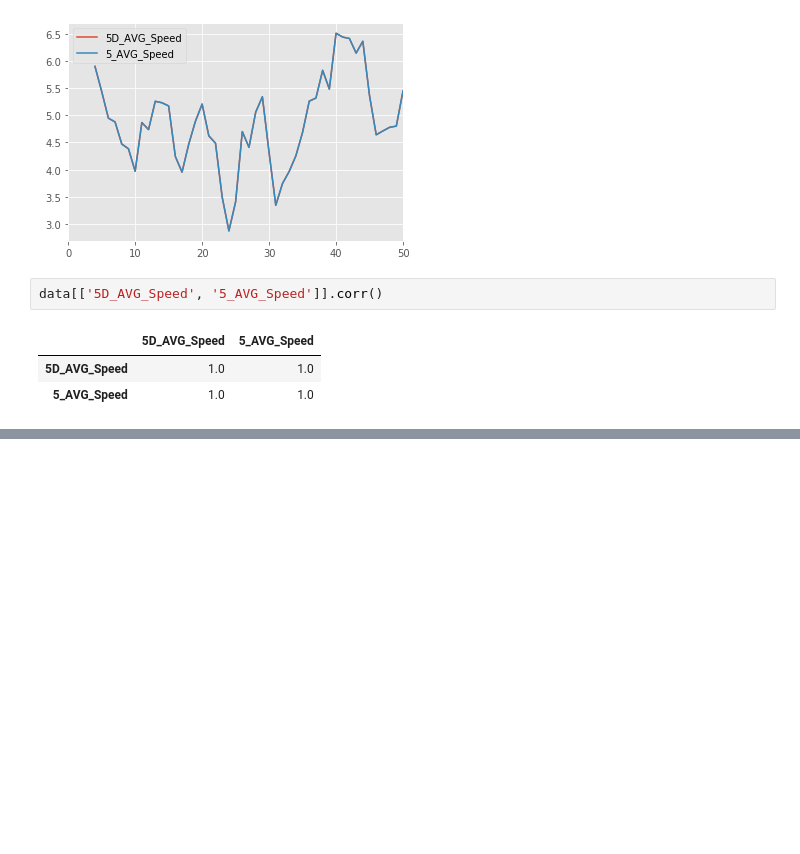
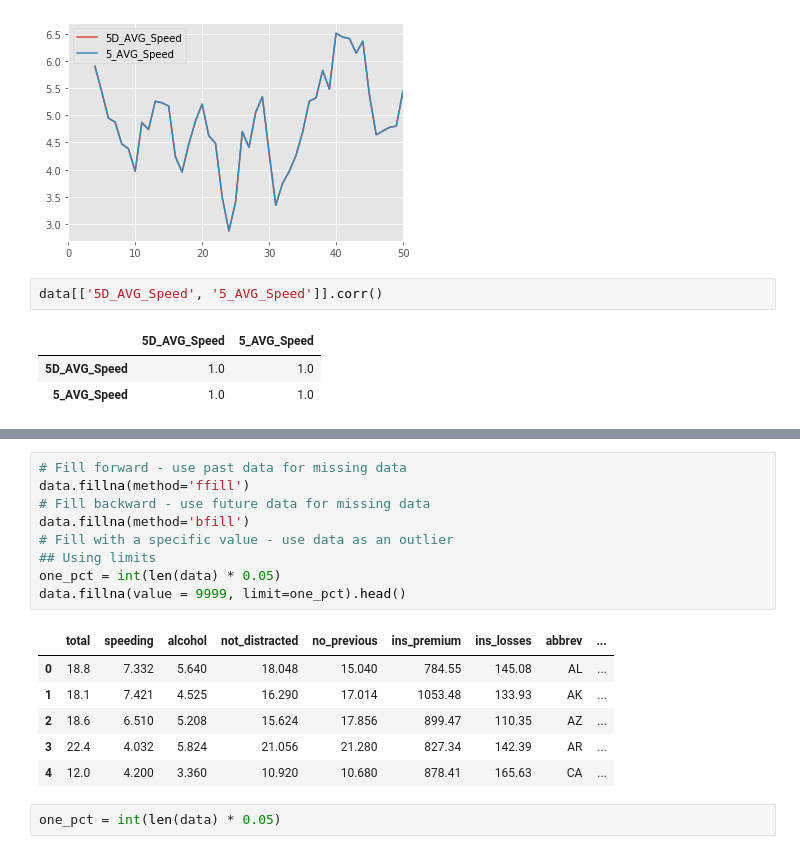
Before and after one commit to cmj123/BecomeAProfessionalPythonProgrammer, a Jupyter notebook: data_analysis_python_pandas/data_analysis_with_python_pandas.ipynb, the cells around one changed output, grey strips where cells are left out. Drawn from its saved outputs; the diff is of its cells as text; blank space fills up the shorter version.

```diff
--- a/data_analysis_python_pandas/data_analysis_with_python_pandas.ipynb
+++ b/data_analysis_python_pandas/data_analysis_with_python_pandas.ipynb
@@ -214,0 +224,18 @@ data[['5D_AVG_Speed', '5_AVG_Speed']].corr()
+# %%
+# Fill forward - use past data for missing data
+data.fillna(method='ffill')
+# Fill backward - use future data for missing data
+data.fillna(method='bfill')
+# Fill with a specific value - use data as an outlier
+## Using limits
+one_pct = int(len(data) * 0.05)
+data.fillna(value = 9999, limit=one_pct).head()
+# %% [output]
+|  | total | speeding | alcohol | not_distracted | no_previous | ins_premium | ins_losses | abbrev | ... |
+| 0 | 18.8 | 7.332 | 5.640 | 18.048 | 15.040 | 784.55 | 145.08 | AL | ... |
+| 1 | 18.1 | 7.421 | 4.525 | 16.290 | 17.014 | 1053.48 | 133.93 | AK | ... |
+| 2 | 18.6 | 6.510 | 5.208 | 15.624 | 17.856 | 899.47 | 110.35 | AZ | ... |
+| 3 | 22.4 | 4.032 | 5.824 | 21.056 | 21.280 | 827.34 | 142.39 | AR | ... |
+| 4 | 12.0 | 4.200 | 3.360 | 10.920 | 10.680 | 878.41 | 165.63 | CA | ... |
+# %%
+one_pct = int(len(data) * 0.05)
```
Also changed, not shown: parts of 12 cells of this notebook.
